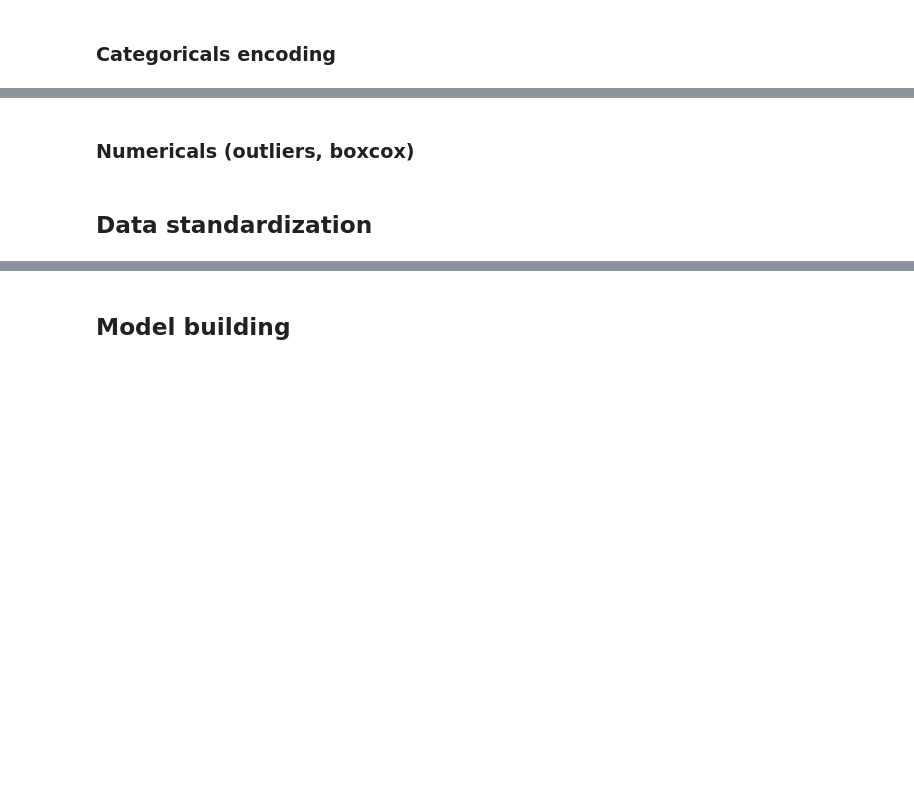
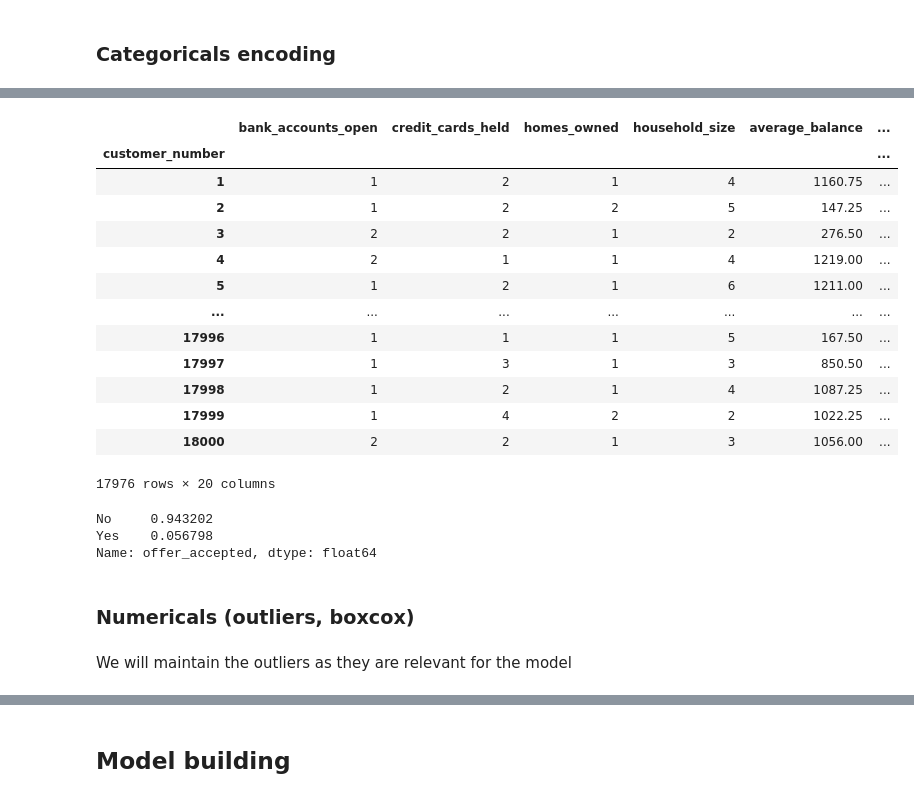
Before and after one commit to silviagonzalez98/Mid-Bootcamp-Project-Classification, a Jupyter notebook: project/python-work.ipynb, the cells around one changed output, grey strips where cells are left out. Cells and saved outputs as stored; diff of their text form; code cells hidden in the pictures; blank space fills up the shorter version.

```diff
--- a/project/python-work.ipynb
+++ b/project/python-work.ipynb
@@ -246,7 +335,26 @@ y_enc = pd.get_dummies(y, drop_first=True)
+# %%
+X = pd.get_dummies(X, columns=['reward', 'mailer_type', 'income_level','overdraft_protection','credit_rating','own_your_home'])
+X
+# %% [output]
+|  | bank_accounts_open | credit_cards_held | homes_owned | household_size | average_balance | ... |
+| customer_number |  |  |  |  |  | ... |
+| 1 | 1 | 2 | 1 | 4 | 1160.75 | ... |
+| 2 | 1 | 2 | 2 | 5 | 147.25 | ... |
+| 3 | 2 | 2 | 1 | 2 | 276.50 | ... |
+| 4 | 2 | 1 | 1 | 4 | 1219.00 | ... |
+| 5 | 1 | 2 | 1 | 6 | 1211.00 | ... |
+| ... | ... | ... | ... | ... | ... | ... |
+| 17996 | 1 | 1 | 1 | 5 | 167.50 | ... |
+| 17997 | 1 | 3 | 1 | 3 | 850.50 | ... |
+| 17998 | 1 | 2 | 1 | 4 | 1087.25 | ... |
+| 17999 | 1 | 4 | 2 | 2 | 1022.25 | ... |
+| 18000 | 2 | 2 | 1 | 3 | 1056.00 | ... |
+17976 rows × 20 columns
 # %%
-X_model = np.concatenate([data_num, X_cat_enc], axis=1)
-y_model = y_enc
+y.value_counts(normalize=True)
+# %% [output]
+No     0.943202
+Yes    0.056798
+Name: offer_accepted, dtype: float64
 # %% [markdown]
 ### Numericals (outliers, boxcox)
-# %% [markdown]
-## Data standardization
@@ -254,0 +361,2 @@ y_model = y_enc
+# %% [markdown]
+We will maintain the outliers as they are relevant for the model
```
Also changed, not shown: parts of 42 cells of this notebook.
